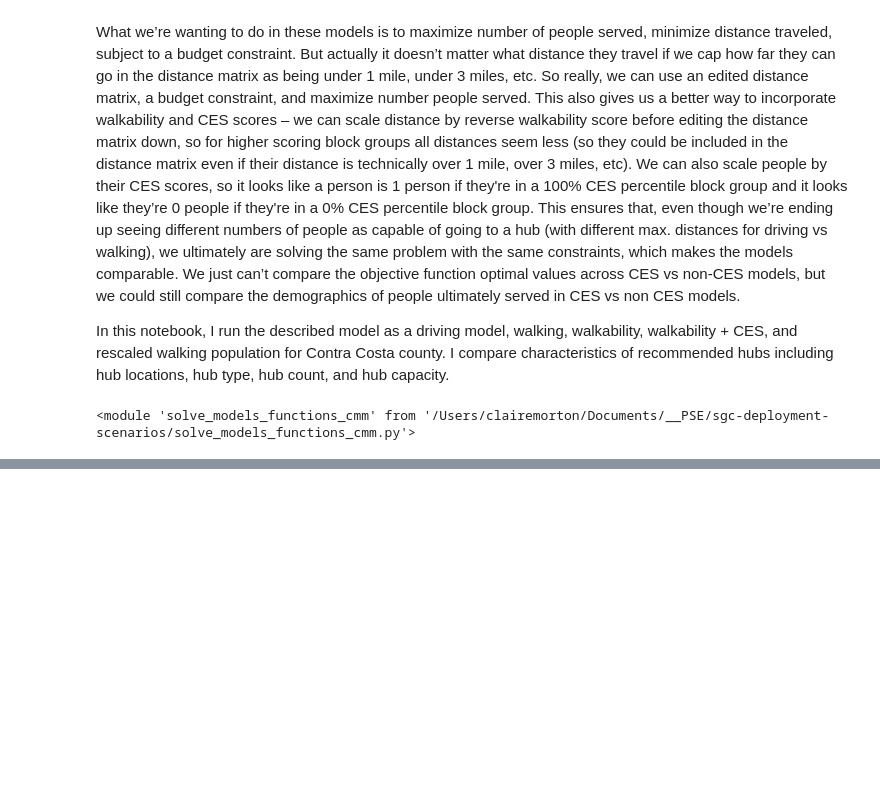
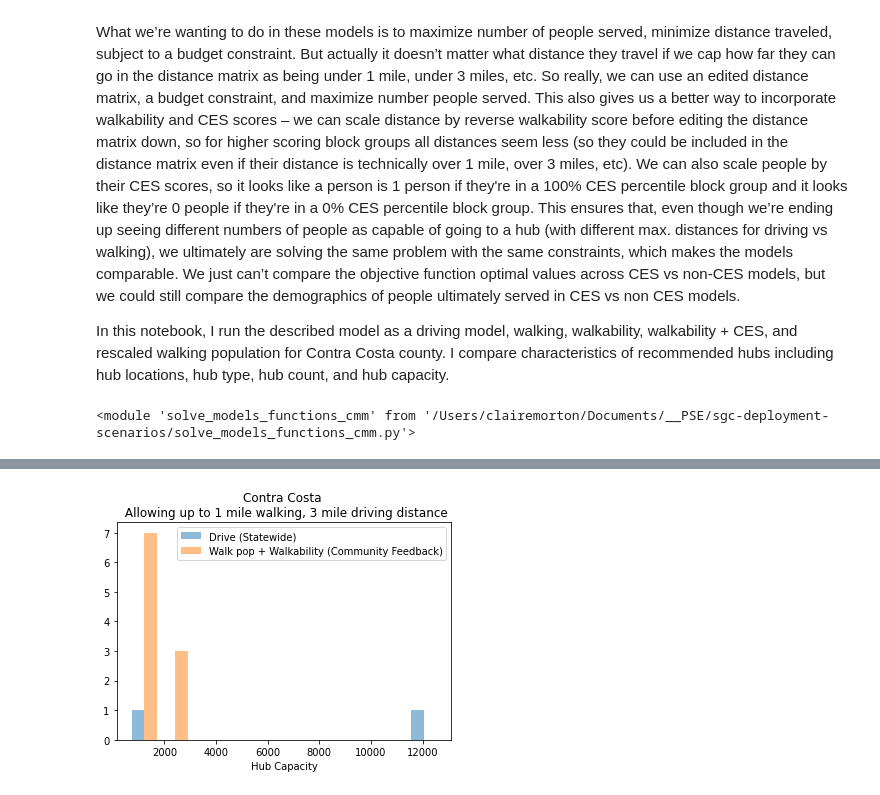
Before and after one commit to PSEHE/sgc-deployment-scenarios, a Jupyter notebook: model_comparison_cmm.ipynb, the cells around one changed output, grey strips where cells are left out. Cells and saved outputs as stored; diff of their text form; code cells hidden in the pictures; blank space fills up the shorter version.

```diff
--- a/model_comparison_cmm.ipynb
+++ b/model_comparison_cmm.ipynb
@@ -140,0 +129,8 @@ plot_capacity([var_hub_yn_contra_costa_drive, var_hub_yn_contra_costa_walk,
+# %%
+plot_capacity([var_hub_yn_contra_costa_drive,
+               var_hub_yn_contra_costa_walkability_walk_pop],
+              ["Drive (Statewide)",
+               "Walk pop + Walkability (Community Feedback)"],
+             "Contra Costa \n Allowing up to 1 mile walking, 3 mile driving distance")
+# %% [output]
+[figure, added]
```
Also changed, not shown: parts of 13 cells of this notebook, 14 other files.
